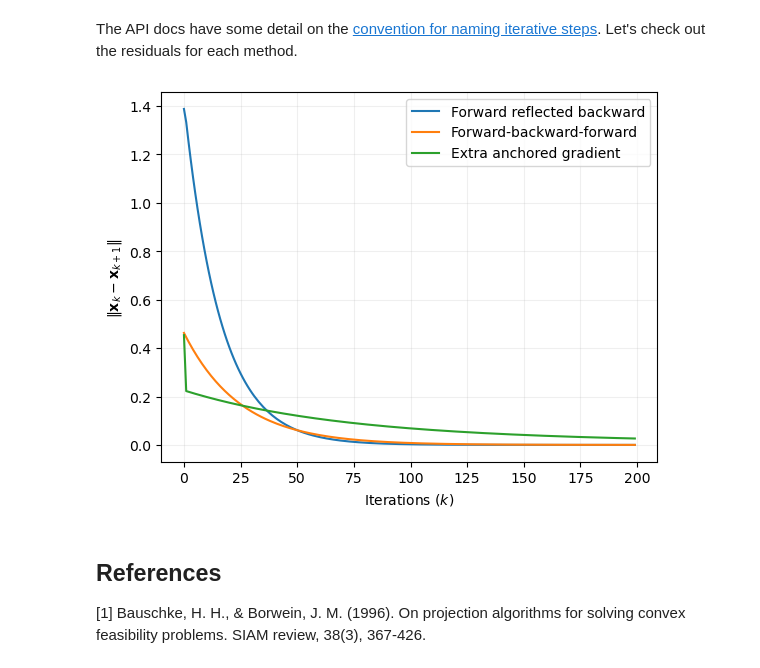
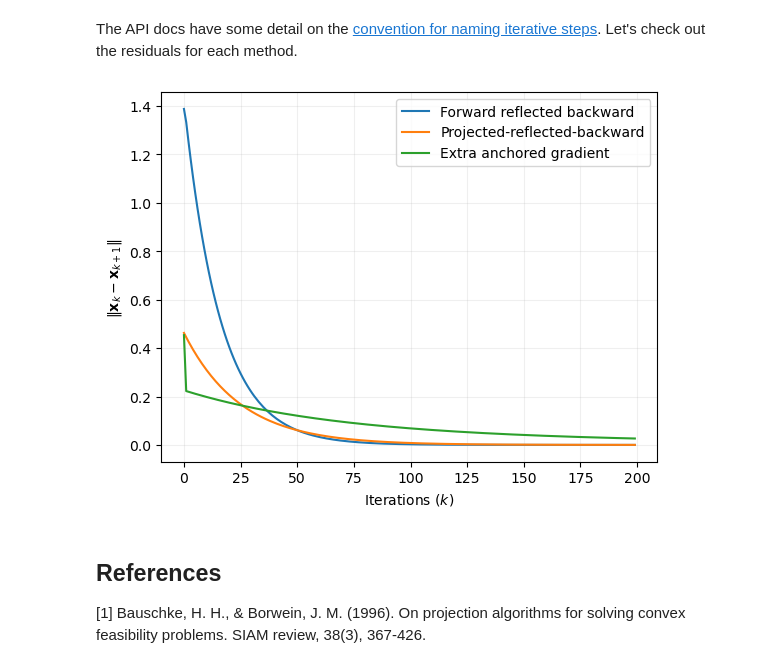
Before and after one commit to nicomignoni/monviso, a Jupyter notebook: docs/examples/feasibility-problem-nb.ipynb, the cells around one changed output. Saved outputs shown, nothing was run; the diff lists cells and outputs as text; code cells hidden in the pictures.

Commit message:
Fix and add savefig to examples ipynb

```diff
--- a/docs/examples/feasibility-problem-nb.ipynb
+++ b/docs/examples/feasibility-problem-nb.ipynb
@@ -100,17 +100,19 @@ The API docs have some detail on the [convention for naming iterative steps](../
 # %%
 fig, ax = plt.subplots()
 
 ax.plot(residuals_frb, label="Forward reflected backward")
-ax.plot(residuals_prg, label="Forward-backward-forward")
+ax.plot(residuals_prg, label="Projected-reflected-backward")
 ax.plot(residuals_eag, label="Extra anchored gradient")
 
 ax.grid(True, alpha=0.2)
 ax.set_xlabel("Iterations ($k$)")
 ax.set_ylabel(r"$\|\mathbf{x}_k - \mathbf{x}_{k+1}\|$")
 plt.legend()
+
+plt.savefig("fig/feasibility-problem.pdf")
 plt.show()
 # %% [output]
-[figure, old version]
+[figure, new version]
 # %% [markdown]
 ## References
 [1] Bauschke, H. H., & Borwein, J. M. (1996). On projection algorithms for solving convex feasibility problems. SIAM review, 38(3), 367-426.
```
Also changed, not shown: 4 other files.
